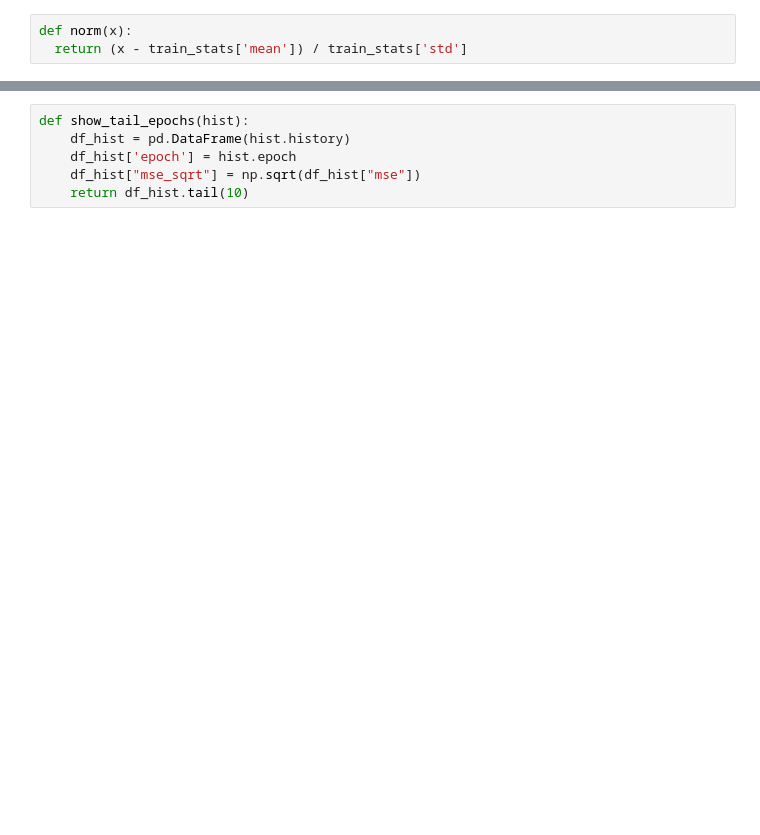
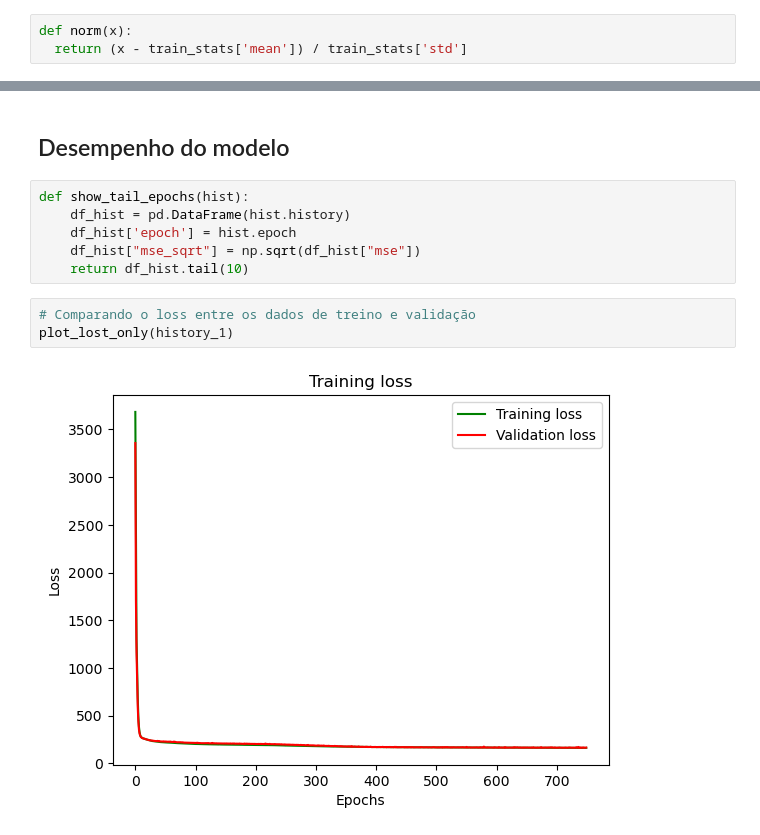
Before and after one commit to dougbatista/fiap, a Jupyter notebook: Deep learning/Notebooks/Ex_4.ipynb, the cells around one changed output, grey strips where cells are left out. Saved outputs shown, nothing was run; the diff lists cells and outputs as text; blank space fills up the shorter version.

```diff
--- a/Deep learning/Notebooks/Ex_4.ipynb
+++ b/Deep learning/Notebooks/Ex_4.ipynb
@@ -149,8 +370,15 @@ KeyboardInterrupt:
+# %% [markdown]
+## Desempenho do modelo
 # %%
 def show_tail_epochs(hist):
     df_hist = pd.DataFrame(hist.history)
     df_hist['epoch'] = hist.epoch
     df_hist["mse_sqrt"] = np.sqrt(df_hist["mse"])
     return df_hist.tail(10)
+# %%
+# Comparando o loss entre os dados de treino e validação
+plot_lost_only(history_1)
+# %% [output]
+[figure, added]
 # %%
 show_tail_epochs(history_1)
```
Also changed, not shown: parts of 45 cells of this notebook, 7 other files.
